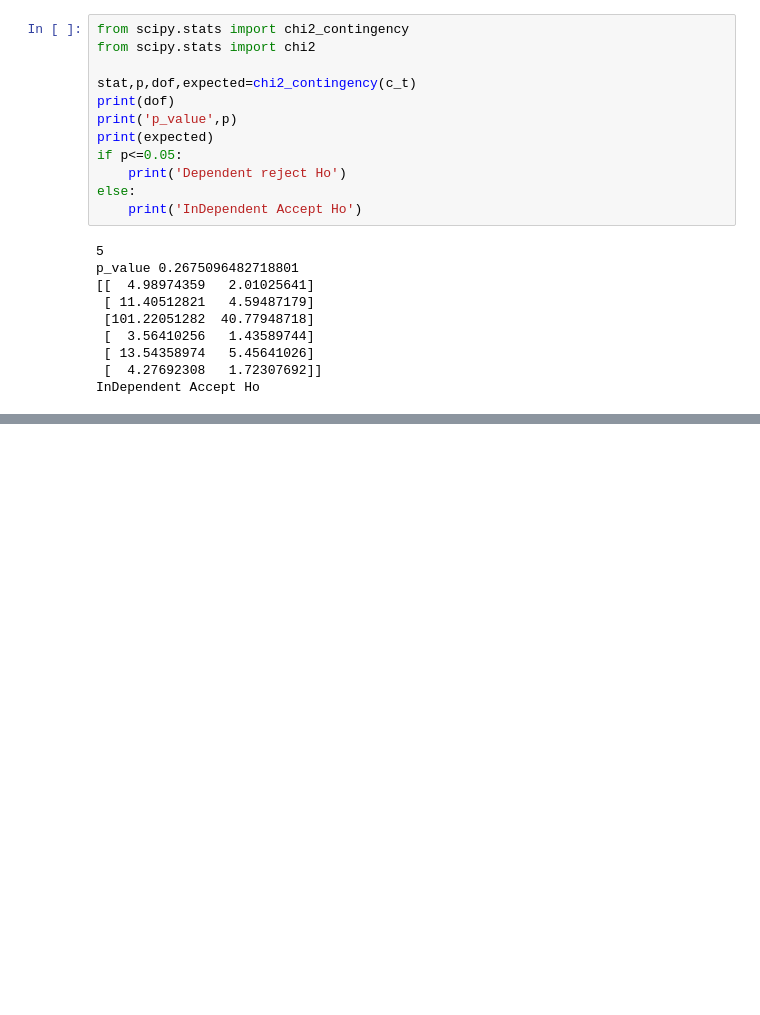
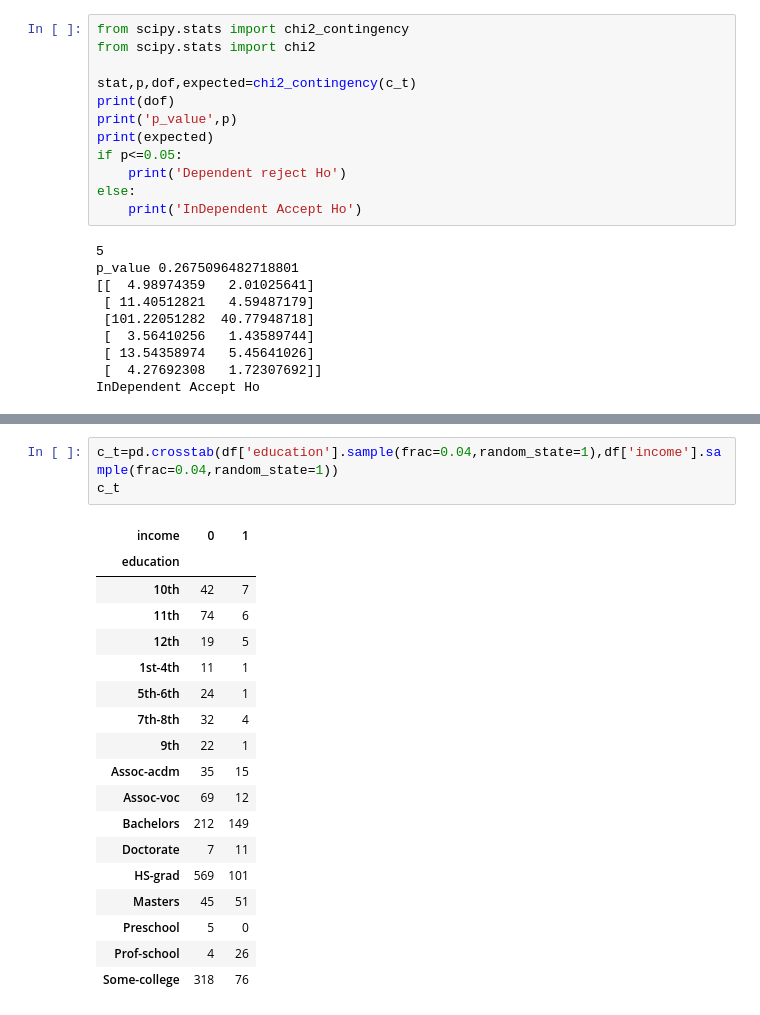
Before and after one commit to dinesh16adh/Data-Science-Projects., a Jupyter notebook: censusdata_analysis.ipynb, the cells around one changed output, grey strips where cells are left out. Drawn from its saved outputs; the diff is of its cells as text; blank space fills up the shorter version.

```diff
--- a/censusdata_analysis.ipynb
+++ b/censusdata_analysis.ipynb
@@ -418,0 +427,22 @@ InDependent Accept Ho
+# %%
+c_t=pd.crosstab(df['education'].sample(frac=0.04,random_state=1),df['income'].sample(frac=0.04,random_state=1))
+c_t
+# %% [output]
+| income | 0 | 1 |
+| education |  |  |
+| 10th | 42 | 7 |
+| 11th | 74 | 6 |
+| 12th | 19 | 5 |
+| 1st-4th | 11 | 1 |
+| 5th-6th | 24 | 1 |
+| 7th-8th | 32 | 4 |
+| 9th | 22 | 1 |
+| Assoc-acdm | 35 | 15 |
+| Assoc-voc | 69 | 12 |
+| Bachelors | 212 | 149 |
+| Doctorate | 7 | 11 |
+| HS-grad | 569 | 101 |
+| Masters | 45 | 51 |
+| Preschool | 5 | 0 |
+| Prof-school | 4 | 26 |
+| Some-college | 318 | 76 |
```
Also changed, not shown: parts of 5 cells of this notebook.
